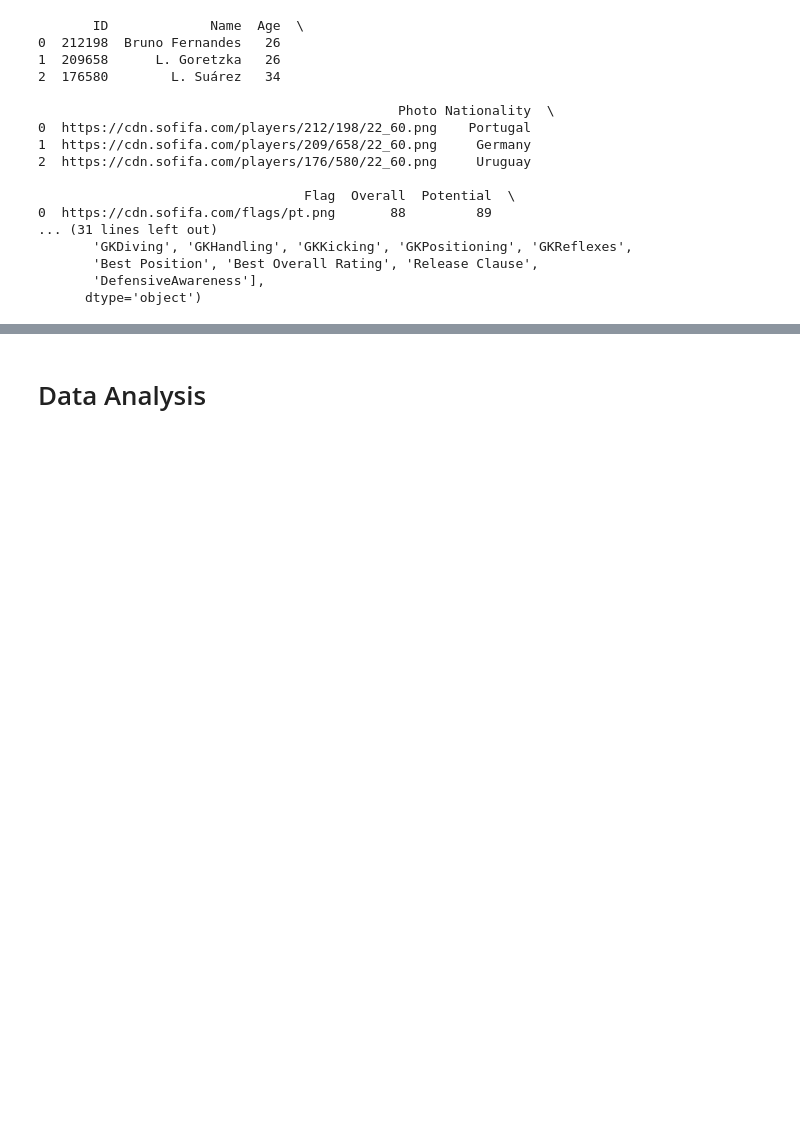
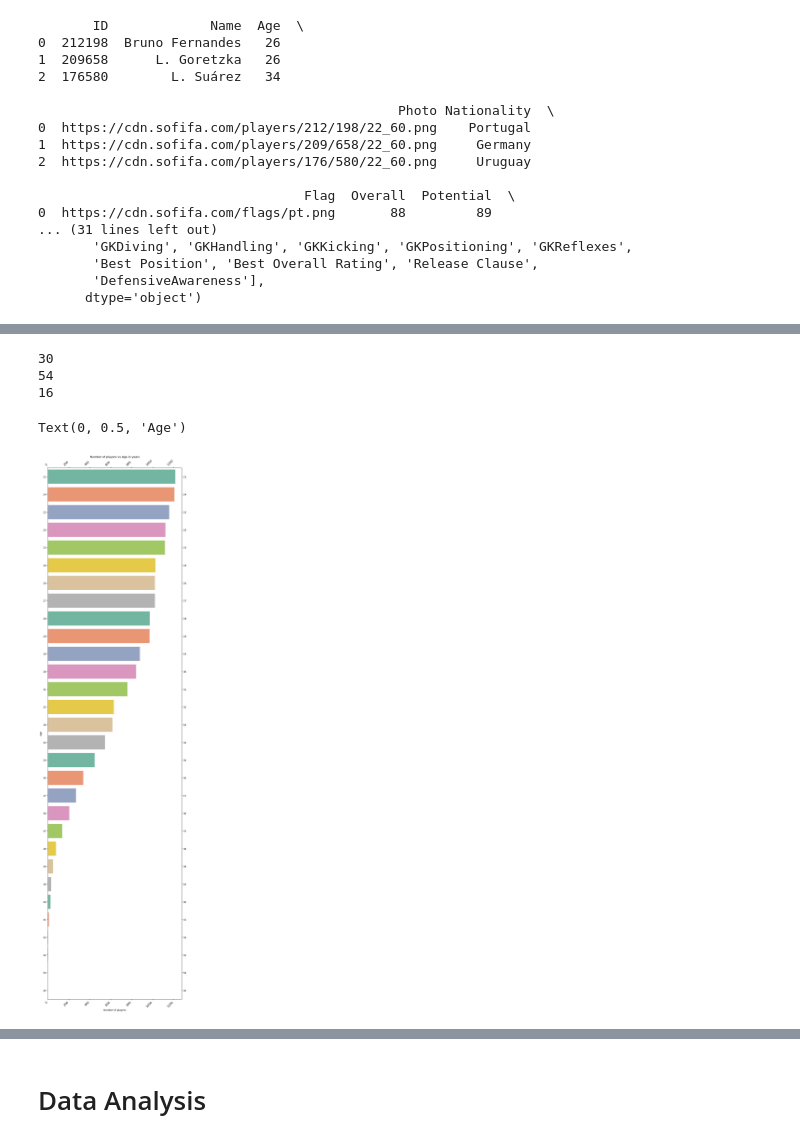
Before and after one commit to ubco-W2022T1-cosc301/project-group28, a Jupyter notebook: notebooks/analysis3.ipynb, the cells around one changed output, grey strips where cells are left out. Drawn from its saved outputs; the diff is of its cells as text; code cells hidden in the pictures; blank space fills up the shorter version.

Commit message:
Completed minor feedback changes for analysis3 and projectfunctions3

```diff
--- a/notebooks/analysis3.ipynb
+++ b/notebooks/analysis3.ipynb
@@ -49,19 +53,3 @@ print(df.columns)
        'Best Position', 'Best Overall Rating', 'Release Clause',
        'DefensiveAwareness'],
       dtype='object')
-# %%
-# Data Cleaning
-#Importing the function python file
-import project_functions1 as pf1
-#import project_functions2 as pf2
-import project_functions2 as pf2
-#import project_functions3 as pf3
-import project_functions3 as pf3
-
-
-
-#Loading the data and printing the first few line
-df = pf1.get_cleaned_data("../data/raw/FIFA22_official_data.csv")
-df.head()
-
-df = pf3.arrange_pos(df)
@@ -73,0 +105,26 @@ df.columns
+# %%
+# To figure out the range of age, min and max.
+print(len(df.Age.unique()))
+print(max(df.Age))
+print(min(df.Age))
+# %% [output]
+30
+54
+16
+# %%
+#Plot to see which specific age has the most players playing currently.
+
+plt.figure(figsize=(10,40));
+chart = sns.countplot(data=df,y='Age',palette='Set2',order = df['Age'].value_counts().index);
+plt.tick_params(right=True, top=True, labelright=True, labeltop=True, labelrotation=0)
+plt.xticks(rotation=45, horizontalalignment='right',fontweight='light',fontsize='large');
+
+plt.title("Number of players vs Age in years")
+plt.xlabel("Number of players")
+plt.ylabel("Age")
+
+# As we look at this chart of number of players in different ages, we can see that most of players currently playing are between the agessof 20-30
+# with most players being in the age range of 20-27.
+# %% [output]
+Text(0, 0.5, 'Age')
+[figure, added]
```
Also changed, not shown: parts of 27 cells of this notebook, 1 other file.
